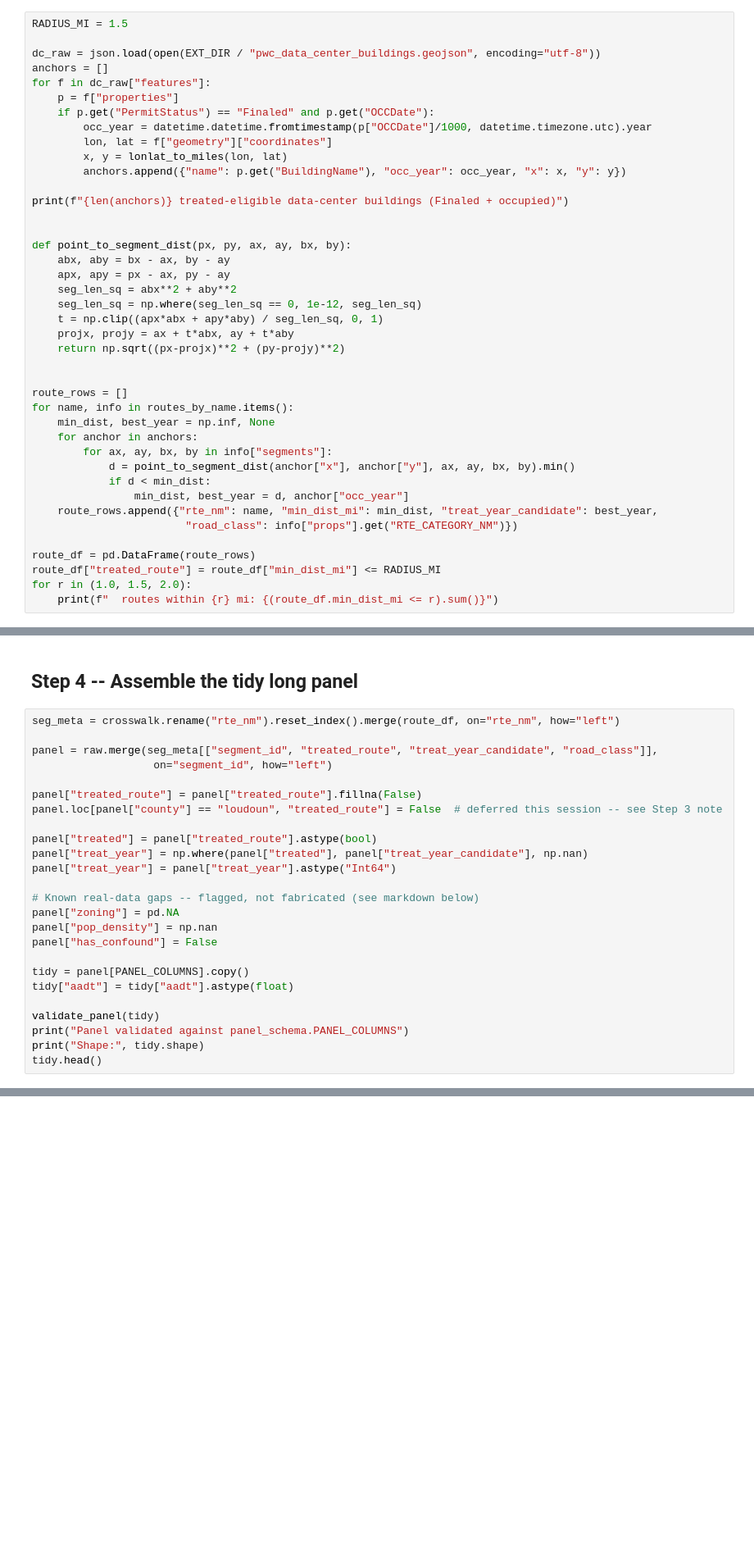
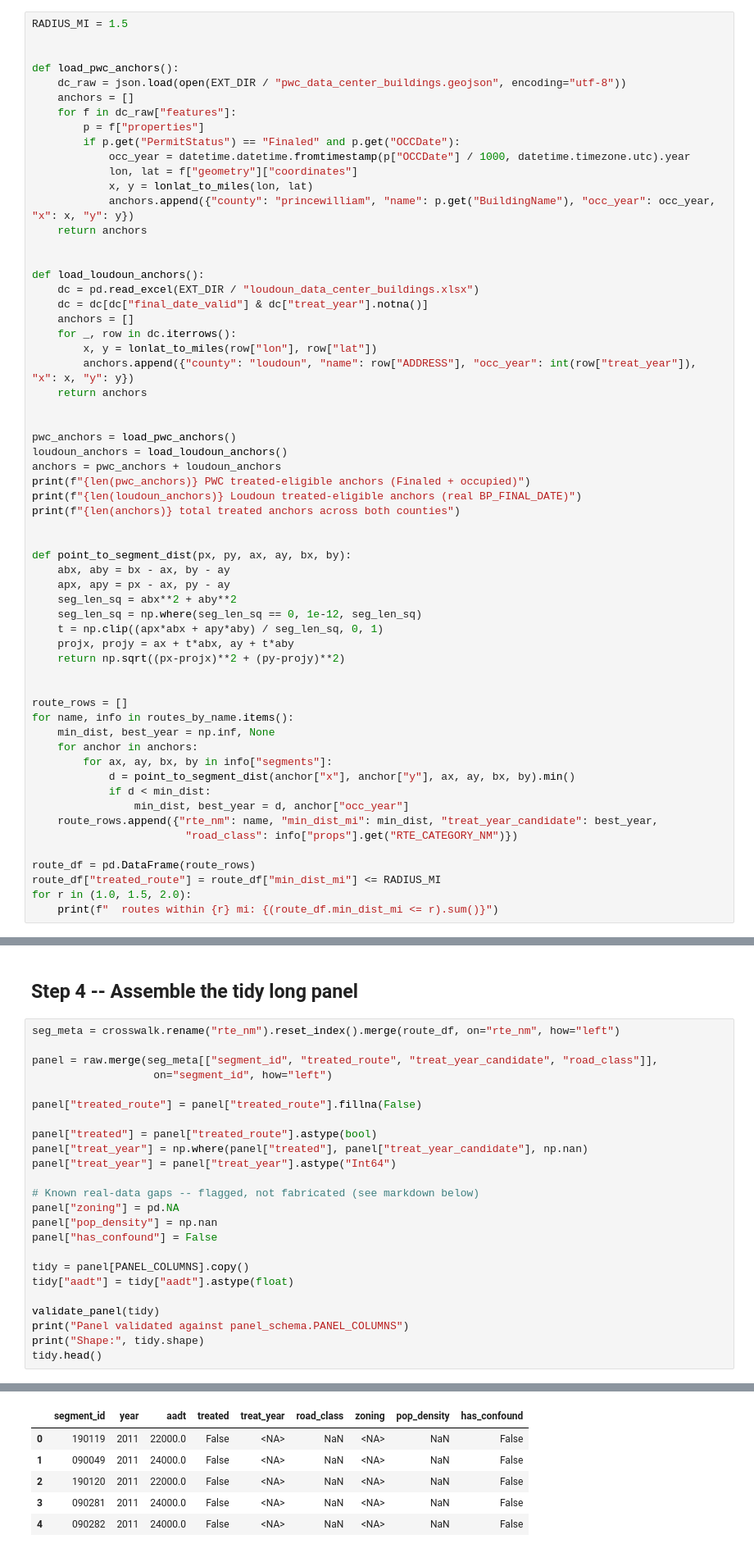
Before and after one commit to ackshatiwari/MIT_RESEARCH_CONFERENCE_2026, a Jupyter notebook: main.ipynb, the cells around one changed output, grey strips where cells are left out. Shown at 82% size. Cells and saved outputs as stored; diff of their text form; blank space fills up the shorter version.

Commit message:
add datacenter for loudoun as well

```diff
--- a/main.ipynb
+++ b/main.ipynb
@@ -180,17 +210,36 @@ print(f"{matched.sum()}/{len(crosswalk)} crosswalked route names matched to VDOT
 # %%
 RADIUS_MI = 1.5
 
-dc_raw = json.load(open(EXT_DIR / "pwc_data_center_buildings.geojson", encoding="utf-8"))
-anchors = []
-for f in dc_raw["features"]:
-    p = f["properties"]
-    if p.get("PermitStatus") == "Finaled" and p.get("OCCDate"):
-        occ_year = datetime.datetime.fromtimestamp(p["OCCDate"]/1000, datetime.timezone.utc).year
-        lon, lat = f["geometry"]["coordinates"]
-        x, y = lonlat_to_miles(lon, lat)
-        anchors.append({"name": p.get("BuildingName"), "occ_year": occ_year, "x": x, "y": y})
 
-print(f"{len(anchors)} treated-eligible data-center buildings (Finaled + occupied)")
+def load_pwc_anchors():
+    dc_raw = json.load(open(EXT_DIR / "pwc_data_center_buildings.geojson", encoding="utf-8"))
+    anchors = []
+    for f in dc_raw["features"]:
+        p = f["properties"]
+        if p.get("PermitStatus") == "Finaled" and p.get("OCCDate"):
+            occ_year = datetime.datetime.fromtimestamp(p["OCCDate"] / 1000, datetime.timezone.utc).year
+            lon, lat = f["geometry"]["coordinates"]
+            x, y = lonlat_to_miles(lon, lat)
+            anchors.append({"county": "princewilliam", "name": p.get("BuildingName"), "occ_year": occ_year, "x": x, "y": y})
+    return anchors
+
+
+def load_loudoun_anchors():
+    dc = pd.read_excel(EXT_DIR / "loudoun_data_center_buildings.xlsx")
+    dc = dc[dc["final_date_valid"] & dc["treat_year"].notna()]
+    anchors = []
+    for _, row in dc.iterrows():
+        x, y = lonlat_to_miles(row["lon"], row["lat"])
+        anchors.append({"county": "loudoun", "name": row["ADDRESS"], "occ_year": int(row["treat_year"]), "x": x, "y": y})
+    return anchors
+
+
+pwc_anchors = load_pwc_anchors()
+loudoun_anchors = load_loudoun_anchors()
+anchors = pwc_anchors + loudoun_anchors
+print(f"{len(pwc_anchors)} PWC treated-eligible anchors (Finaled + occupied)")
+print(f"{len(loudoun_anchors)} Loudoun treated-eligible anchors (real BP_FINAL_DATE)")
+print(f"{len(anchors)} total treated anchors across both counties")
 
 
 def point_to_segment_dist(px, py, ax, ay, bx, by):
@@ -227,7 +283,6 @@ panel = raw.merge(seg_meta[["segment_id", "treated_route", "treat_year_candidate
                    on="segment_id", how="left")
 
 panel["treated_route"] = panel["treated_route"].fillna(False)
-panel.loc[panel["county"] == "loudoun", "treated_route"] = False  # deferred this session -- see Step 3 note
 
 panel["treated"] = panel["treated_route"].astype(bool)
 panel["treat_year"] = np.where(panel["treated"], panel["treat_year_candidate"], np.nan)
@@ -245,3 +300,4 @@ validate_panel(tidy)
 print("Panel validated against panel_schema.PANEL_COLUMNS")
 print("Shape:", tidy.shape)
 tidy.head()
+# %% [output]
@@ -248,3 +306,9 @@ tidy.head()
+|  | segment_id | year | aadt | treated | treat_year | road_class | zoning | pop_density | has_confound |
+| 0 | 190119 | 2011 | 22000.0 | False | <NA> | NaN | <NA> | NaN | False |
+| 1 | 090049 | 2011 | 24000.0 | False | <NA> | NaN | <NA> | NaN | False |
+| 2 | 190120 | 2011 | 22000.0 | False | <NA> | NaN | <NA> | NaN | False |
+| 3 | 090281 | 2011 | 24000.0 | False | <NA> | NaN | <NA> | NaN | False |
+| 4 | 090282 | 2011 | 24000.0 | False | <NA> | NaN | <NA> | NaN | False |
 # %% [markdown]
 ### Known gaps in this panel (flagged, not fabricated)
 
```
Also changed, not shown: parts of 20 cells of this notebook, 1 other file.
